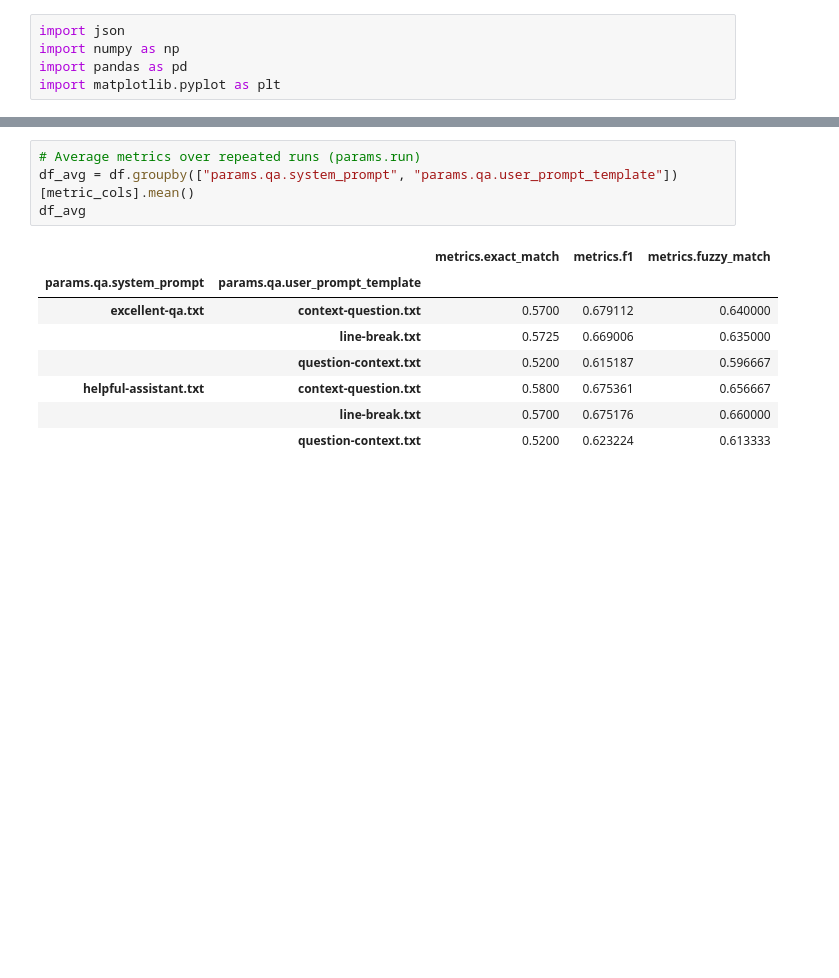
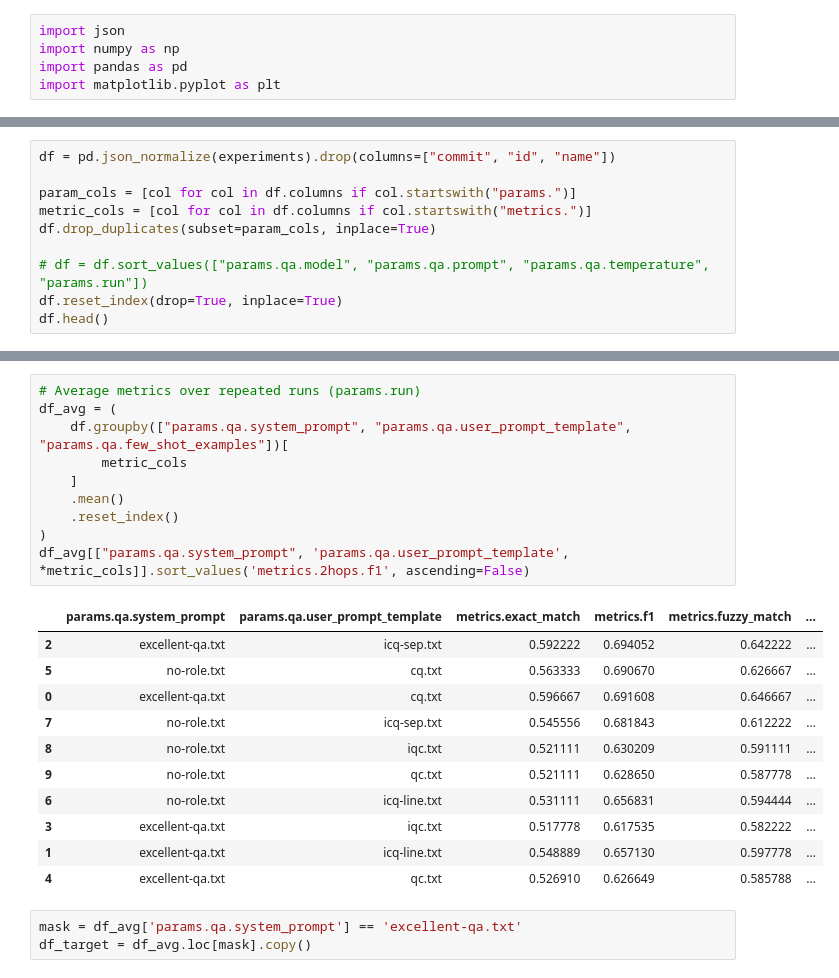
Before and after one commit to bdsaglam/bellem, a Jupyter notebook: dev_nbs/research-mhqa/reports/prompt-engineering.ipynb, the cells around one changed output, grey strips where cells are left out. Saved outputs shown, nothing was run; the diff lists cells and outputs as text; blank space fills up the shorter version.

Commit message:
custom prompt experiments

```diff
--- a/dev_nbs/research-mhqa/reports/prompt-engineering.ipynb
+++ b/dev_nbs/research-mhqa/reports/prompt-engineering.ipynb
@@ -69,0 +31,10 @@ metric_cols = [col for col in df.columns if col.startswith("metrics.")]
+# %%
+df = pd.json_normalize(experiments).drop(columns=["commit", "id", "name"])
+
+param_cols = [col for col in df.columns if col.startswith("params.")]
+metric_cols = [col for col in df.columns if col.startswith("metrics.")]
+df.drop_duplicates(subset=param_cols, inplace=True)
+
+# df = df.sort_values(["params.qa.model", "params.qa.prompt", "params.qa.temperature", "params.run"])
+df.reset_index(drop=True, inplace=True)
+df.head()
@@ -70,13 +61,25 @@ metric_cols = [col for col in df.columns if col.startswith("metrics.")]
 # %%
 # Average metrics over repeated runs (params.run)
-df_avg = df.groupby(["params.qa.system_prompt", "params.qa.user_prompt_template"])[metric_cols].mean()
-df_avg
+df_avg = (
+    df.groupby(["params.qa.system_prompt", "params.qa.user_prompt_template", "params.qa.few_shot_examples"])[
+        metric_cols
+    ]
+    .mean()
+    .reset_index()
+)
+df_avg[["params.qa.system_prompt", 'params.qa.user_prompt_template', *metric_cols]].sort_values('metrics.2hops.f1', ascending=False)
 # %% [output]
-|  |  | metrics.exact_match | metrics.f1 | metrics.fuzzy_match |
-| params.qa.system_prompt | params.qa.user_prompt_template |  |  |  |
-| excellent-qa.txt | context-question.txt | 0.5700 | 0.679112 | 0.640000 |
-|  | line-break.txt | 0.5725 | 0.669006 | 0.635000 |
-|  | question-context.txt | 0.5200 | 0.615187 | 0.596667 |
-| helpful-assistant.txt | context-question.txt | 0.5800 | 0.675361 | 0.656667 |
-|  | line-break.txt | 0.5700 | 0.675176 | 0.660000 |
-|  | question-context.txt | 0.5200 | 0.623224 | 0.613333 |
+|  | params.qa.system_prompt | params.qa.user_prompt_template | metrics.exact_match | metrics.f1 | metrics.fuzzy_match | ... |
+| 2 | excellent-qa.txt | icq-sep.txt | 0.592222 | 0.694052 | 0.642222 | ... |
+| 5 | no-role.txt | cq.txt | 0.563333 | 0.690670 | 0.626667 | ... |
+| 0 | excellent-qa.txt | cq.txt | 0.596667 | 0.691608 | 0.646667 | ... |
+| 7 | no-role.txt | icq-sep.txt | 0.545556 | 0.681843 | 0.612222 | ... |
+| 8 | no-role.txt | iqc.txt | 0.521111 | 0.630209 | 0.591111 | ... |
+| 9 | no-role.txt | qc.txt | 0.521111 | 0.628650 | 0.587778 | ... |
+| 6 | no-role.txt | icq-line.txt | 0.531111 | 0.656831 | 0.594444 | ... |
+| 3 | excellent-qa.txt | iqc.txt | 0.517778 | 0.617535 | 0.582222 | ... |
+| 1 | excellent-qa.txt | icq-line.txt | 0.548889 | 0.657130 | 0.597778 | ... |
+| 4 | excellent-qa.txt | qc.txt | 0.526910 | 0.626649 | 0.585788 | ... |
+# %%
+mask = df_avg['params.qa.system_prompt'] == 'excellent-qa.txt'
+df_target = df_avg.loc[mask].copy()
```
Also changed, not shown: parts of 6 cells of this notebook, 5 other files.
